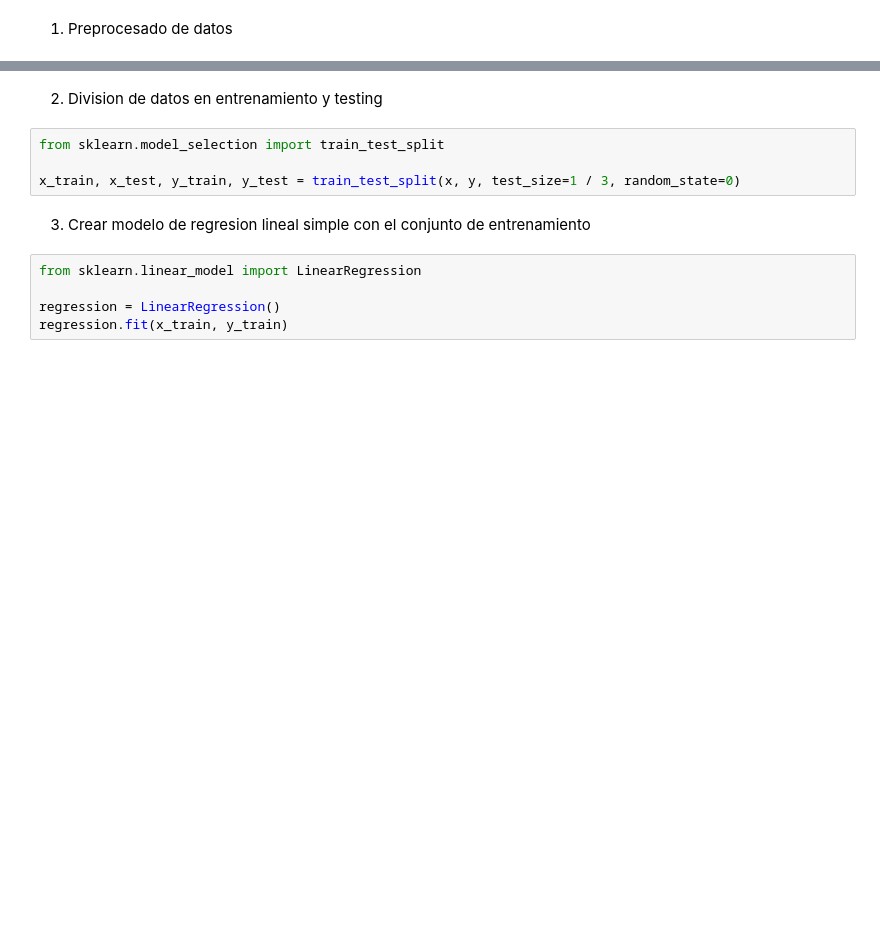
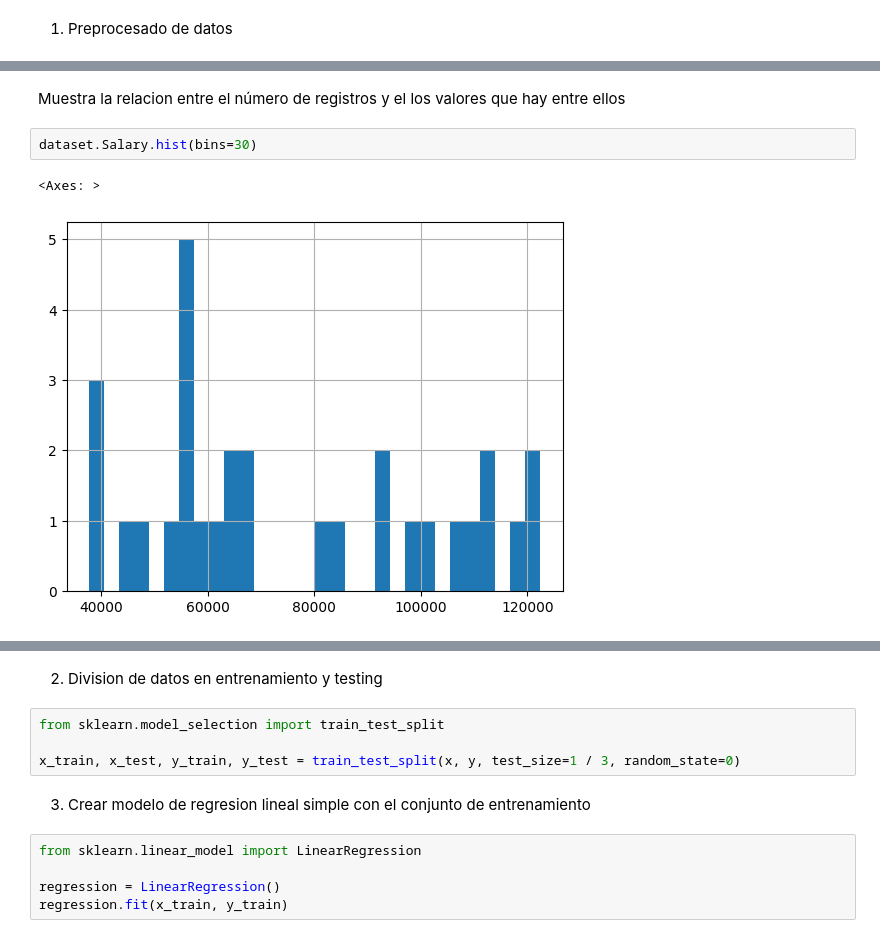
Before and after one commit to esyacelga/ai-proyecto-local, a Jupyter notebook: regresion_lineal_simple/src/notebooks/machine-learning-code.ipynb, the cells around one changed output, grey strips where cells are left out. Drawn from its saved outputs; the diff is of its cells as text; blank space fills up the shorter version.

```diff
--- a/regresion_lineal_simple/src/notebooks/machine-learning-code.ipynb
+++ b/regresion_lineal_simple/src/notebooks/machine-learning-code.ipynb
@@ -30,0 +34,7 @@ print(dataset)
+# %% [markdown]
+Muestra la relacion entre el número de registros y el los valores que hay entre ellos
+# %%
+dataset.Salary.hist(bins=30)
+# %% [output]
+<Axes: >
+[figure, added]
```
Also changed, not shown: parts of 4 cells of this notebook, 3 other files.
